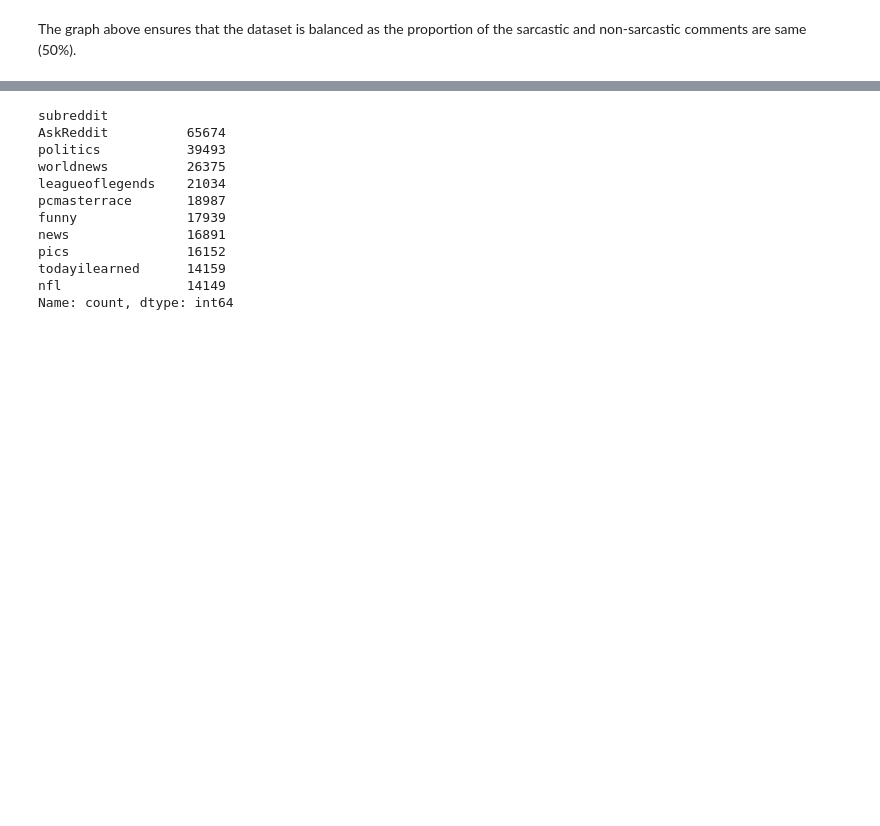
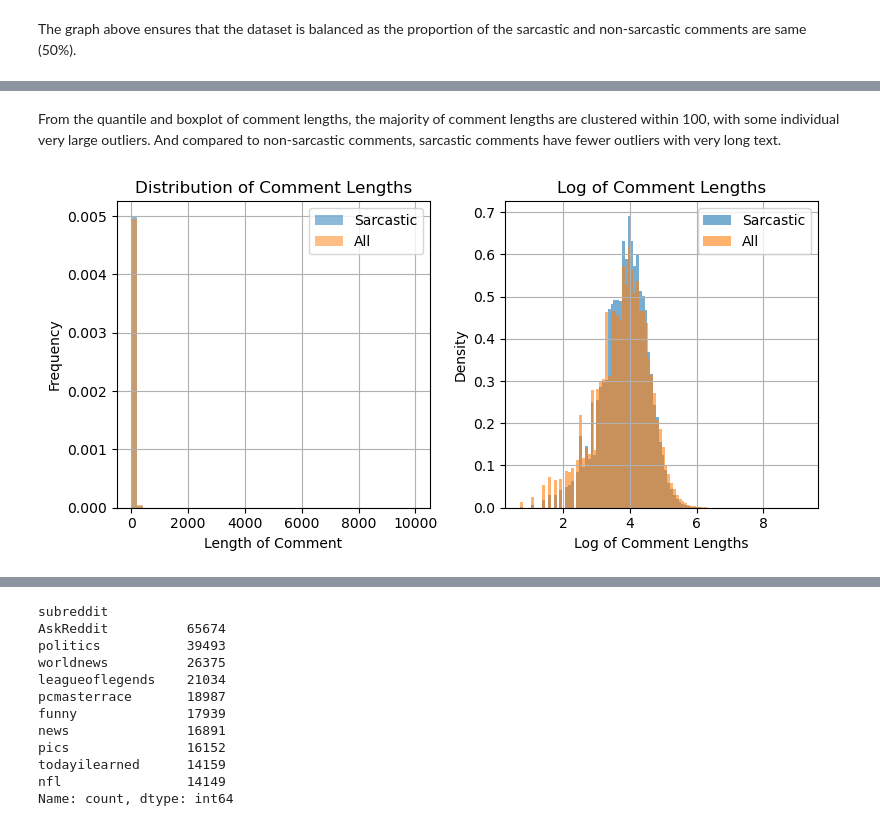
Before and after one commit to tgolaz/contextual_hatespeech, a Jupyter notebook: sarcasm_reddit_eda.ipynb, the cells around one changed output, grey strips where cells are left out. Cells and saved outputs as stored; diff of their text form; code cells hidden in the pictures; blank space fills up the shorter version.

```diff
--- a/sarcasm_reddit_eda.ipynb
+++ b/sarcasm_reddit_eda.ipynb
@@ -114,0 +113,30 @@ plt.show()
+# %% [markdown]
+From the quantile and boxplot of comment lengths, the majority of comment lengths are clustered within 100, with some individual very large outliers. And compared to non-sarcastic comments, sarcastic comments have fewer outliers with very long text.
+# %%
+# Distribution of comment lengths
+df['comment_length'] = df['comment'].str.len()
+
+plt.figure(figsize=(8, 4))
+plt.subplot(1, 2, 1)
+df[df['label']==1]['comment_length'].plot(kind='hist', bins=50, alpha=0.5, label='Sarcastic', legend=True, density=True)
+df['comment_length'].plot(kind='hist', bins=50, alpha=0.5, label='All', legend=True, density=True)
+plt.title('Distribution of Comment Lengths')
+plt.xlabel('Length of Comment')
+plt.ylabel('Frequency')
+plt.legend()
+plt.grid(True)
+
+plt.subplot(1, 2, 2)
+df['log_comment'] = df['comment'].apply(lambda text: np.log1p(len(text)))
+df[df['label']==1]['log_comment'].hist(alpha=0.6,label='Sarcastic', density=True ,bins=100)
+#df[df['label']==0]['log_comment'].hist(alpha=0.6,label='Non-Sarcastic', density=True, bins=100)
+df['log_comment'].hist(alpha=0.6,label='All', density=True, bins=100)
+plt.legend()
+plt.xlabel('Log of Comment Lengths')
+plt.ylabel('Density')
+plt.title('Log of Comment Lengths')
+
+plt.tight_layout()
+plt.show()
+# %% [output]
+[figure, added]
```
Also changed, not shown: parts of 38 cells of this notebook.
